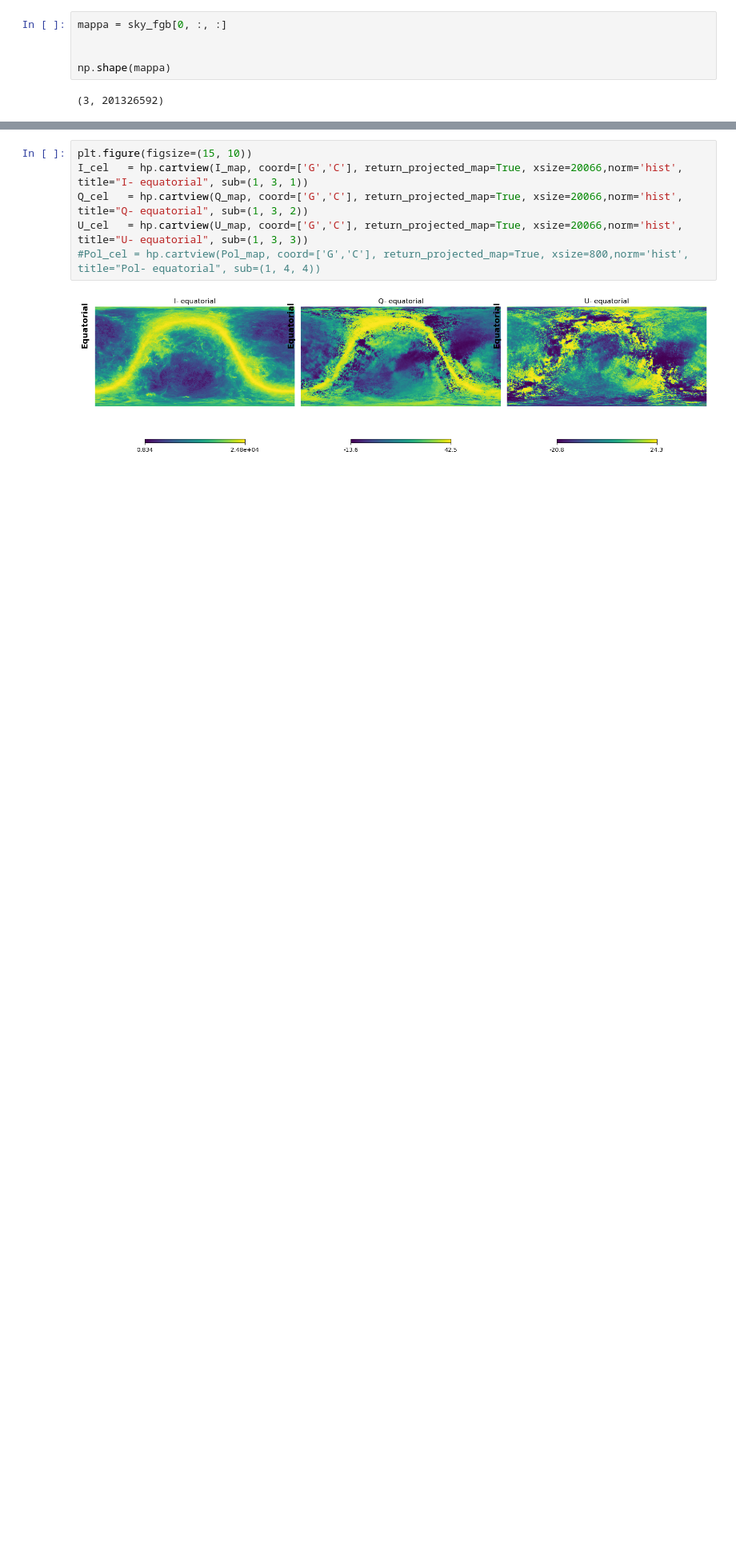
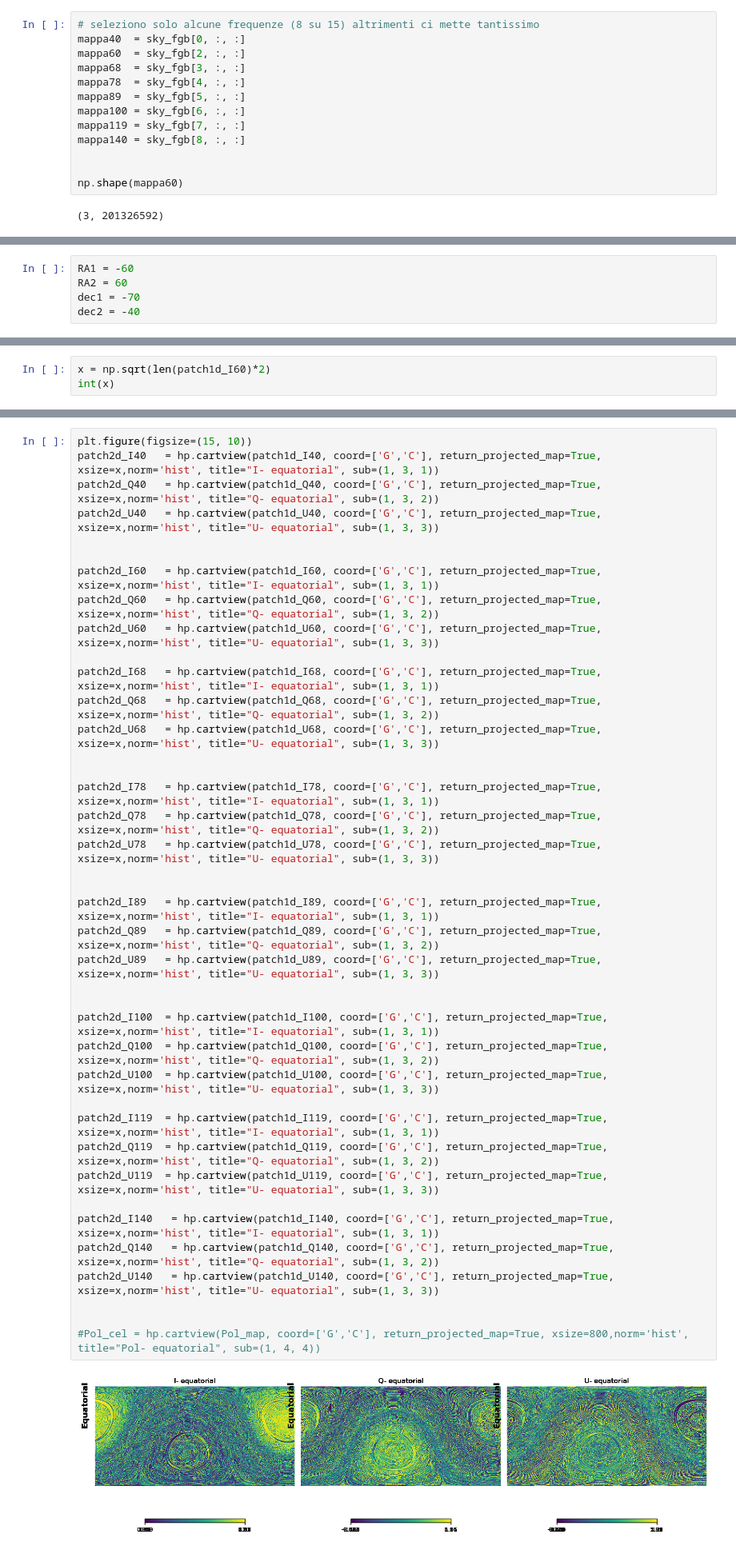
Before and after one commit to racheleguidettii/MastersThesis, a Jupyter notebook: Patch_create.ipynb, the cells around one changed output, grey strips where cells are left out. Shown at 80% size. Drawn from its saved outputs; the diff is of its cells as text; blank space fills up the shorter version.

```diff
--- a/Patch_create.ipynb
+++ b/Patch_create.ipynb
@@ -59,8 +58,16 @@ print(np.shape(sky_fgb))
 # %%
-mappa = sky_fgb[0, :, :]
+# seleziono solo alcune frequenze (8 su 15) altrimenti ci mette tantissimo
+mappa40  = sky_fgb[0, :, :]
+mappa60  = sky_fgb[2, :, :]
+mappa68  = sky_fgb[3, :, :]
+mappa78  = sky_fgb[4, :, :]
+mappa89  = sky_fgb[5, :, :]
+mappa100 = sky_fgb[6, :, :]
+mappa119 = sky_fgb[7, :, :]
+mappa140 = sky_fgb[8, :, :]
 
 
-np.shape(mappa)
+np.shape(mappa60)
 # %% [output]
 (3, 201326592)
 # %%
@@ -81,0 +155,5 @@ hp.mollview(Q_map, min=0, max=1e1, title="U map", sub=(1, 3, 3))
+# %%
+RA1 = -60
+RA2 = 60
+dec1 = -70
+dec2 = -40
@@ -97,2 +261,5 @@ Scelgo x tale che $201326592 = Area_{mappa} = x * (\frac{x}{2})$, $x= 20066$. Tr
 
 Da quello che ho capito è solo una questione di rappresentazione della mappa, ma non voglio che cambi la size dei pixel.
+# %%
+x = np.sqrt(len(patch1d_I60)*2)
+int(x)
@@ -99,8 +268,42 @@ Da quello che ho capito è solo una questione di rappresentazione della mappa, m
 # %%
 plt.figure(figsize=(15, 10))
-I_cel   = hp.cartview(I_map, coord=['G','C'], return_projected_map=True, xsize=20066,norm='hist', title="I- equatorial", sub=(1, 3, 1))
-Q_cel   = hp.cartview(Q_map, coord=['G','C'], return_projected_map=True, xsize=20066,norm='hist', title="Q- equatorial", sub=(1, 3, 2))
-U_cel   = hp.cartview(U_map, coord=['G','C'], return_projected_map=True, xsize=20066,norm='hist', title="U- equatorial", sub=(1, 3, 3))
+patch2d_I40   = hp.cartview(patch1d_I40, coord=['G','C'], return_projected_map=True, xsize=x,norm='hist', title="I- equatorial", sub=(1, 3, 1))
+patch2d_Q40   = hp.cartview(patch1d_Q40, coord=['G','C'], return_projected_map=True, xsize=x,norm='hist', title="Q- equatorial", sub=(1, 3, 2))
+patch2d_U40   = hp.cartview(patch1d_U40, coord=['G','C'], return_projected_map=True, xsize=x,norm='hist', title="U- equatorial", sub=(1, 3, 3))
+
+
+patch2d_I60   = hp.cartview(patch1d_I60, coord=['G','C'], return_projected_map=True, xsize=x,norm='hist', title="I- equatorial", sub=(1, 3, 1))
+patch2d_Q60   = hp.cartview(patch1d_Q60, coord=['G','C'], return_projected_map=True, xsize=x,norm='hist', title="Q- equatorial", sub=(1, 3, 2))
+patch2d_U60   = hp.cartview(patch1d_U60, coord=['G','C'], return_projected_map=True, xsize=x,norm='hist', title="U- equatorial", sub=(1, 3, 3))
+
+patch2d_I68   = hp.cartview(patch1d_I68, coord=['G','C'], return_projected_map=True, xsize=x,norm='hist', title="I- equatorial", sub=(1, 3, 1))
+patch2d_Q68   = hp.cartview(patch1d_Q68, coord=['G','C'], return_projected_map=True, xsize=x,norm='hist', title="Q- equatorial", sub=(1, 3, 2))
+patch2d_U68   = hp.cartview(patch1d_U68, coord=['G','C'], return_projected_map=True, xsize=x,norm='hist', title="U- equatorial", sub=(1, 3, 3))
+
+
+patch2d_I78   = hp.cartview(patch1d_I78, coord=['G','C'], return_projected_map=True, xsize=x,norm='hist', title="I- equatorial", sub=(1, 3, 1))
+patch2d_Q78   = hp.cartview(patch1d_Q78, coord=['G','C'], return_projected_map=True, xsize=x,norm='hist', title="Q- equatorial", sub=(1, 3, 2))
+patch2d_U78   = hp.cartview(patch1d_U78, coord=['G','C'], return_projected_map=True, xsize=x,norm='hist', title="U- equatorial", sub=(1, 3, 3))
+
+
+patch2d_I89   = hp.cartview(patch1d_I89, coord=['G','C'], return_projected_map=True, xsize=x,norm='hist', title="I- equatorial", sub=(1, 3, 1))
+patch2d_Q89   = hp.cartview(patch1d_Q89, coord=['G','C'], return_projected_map=True, xsize=x,norm='hist', title="Q- equatorial", sub=(1, 3, 2))
+patch2d_U89   = hp.cartview(patch1d_U89, coord=['G','C'], return_projected_map=True, xsize=x,norm='hist', title="U- equatorial", sub=(1, 3, 3))
+
+
+patch2d_I100  = hp.cartview(patch1d_I100, coord=['G','C'], return_projected_map=True, xsize=x,norm='hist', title="I- equatorial", sub=(1, 3, 1))
+patch2d_Q100  = hp.cartview(patch1d_Q100, coord=['G','C'], return_projected_map=True, xsize=x,norm='hist', title="Q- equatorial", sub=(1, 3, 2))
+patch2d_U100  = hp.cartview(patch1d_U100, coord=['G','C'], return_projected_map=True, xsize=x,norm='hist', title="U- equatorial", sub=(1, 3, 3))
+
+patch2d_I119  = hp.cartview(patch1d_I119, coord=['G','C'], return_projected_map=True, xsize=x,norm='hist', title="I- equatorial", sub=(1, 3, 1))
+patch2d_Q119  = hp.cartview(patch1d_Q119, coord=['G','C'], return_projected_map=True, xsize=x,norm='hist', title="Q- equatorial", sub=(1, 3, 2))
+patch2d_U119  = hp.cartview(patch1d_U119, coord=['G','C'], return_projected_map=True, xsize=x,norm='hist', title="U- equatorial", sub=(1, 3, 3))
+
+patch2d_I140   = hp.cartview(patch1d_I140, coord=['G','C'], return_projected_map=True, xsize=x,norm='hist', title="I- equatorial", sub=(1, 3, 1))
+patch2d_Q140   = hp.cartview(patch1d_Q140, coord=['G','C'], return_projected_map=True, xsize=x,norm='hist', title="Q- equatorial", sub=(1, 3, 2))
+patch2d_U140   = hp.cartview(patch1d_U140, coord=['G','C'], return_projected_map=True, xsize=x,norm='hist', title="U- equatorial", sub=(1, 3, 3))
+
+
 #Pol_cel = hp.cartview(Pol_map, coord=['G','C'], return_projected_map=True, xsize=800,norm='hist', title="Pol- equatorial", sub=(1, 4, 4))
 # %% [output]
-[figure, old version]
+[figure, new version]
```
Also changed, not shown: parts of 38 cells of this notebook.
